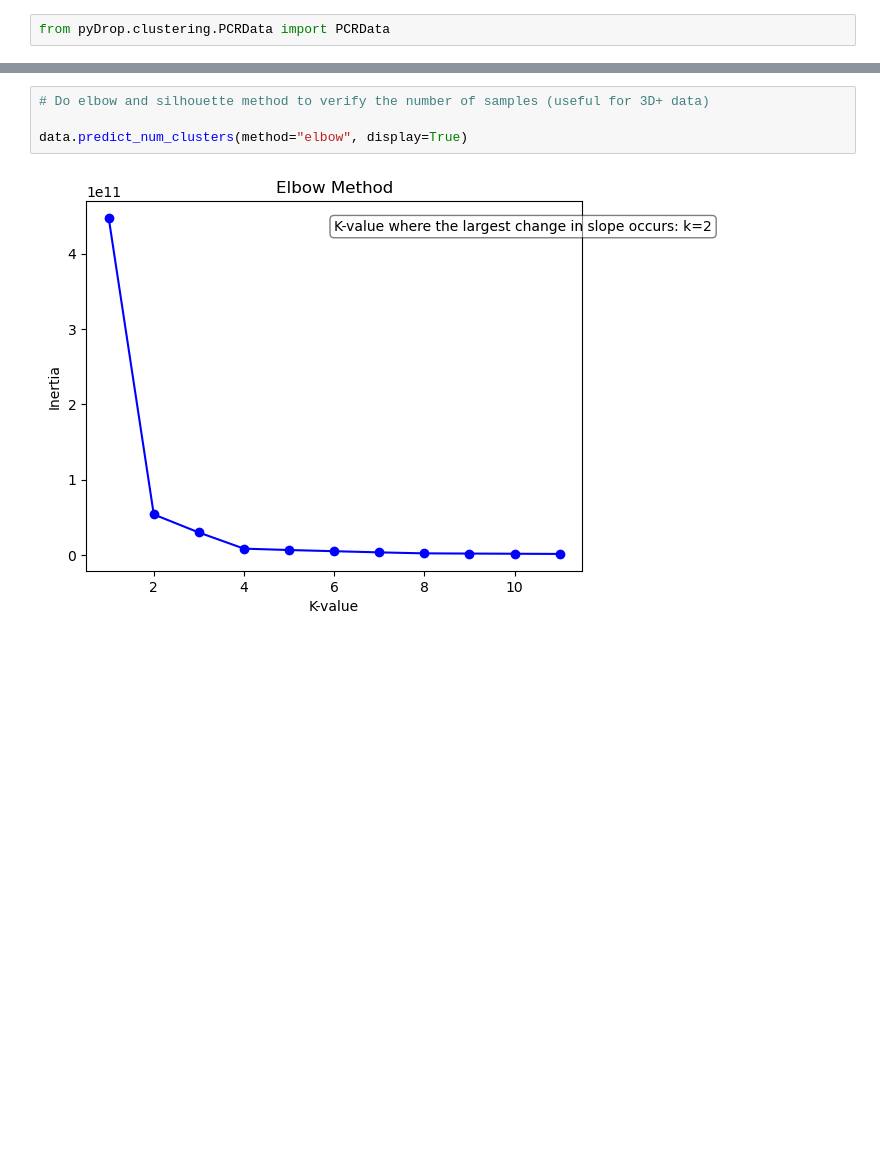
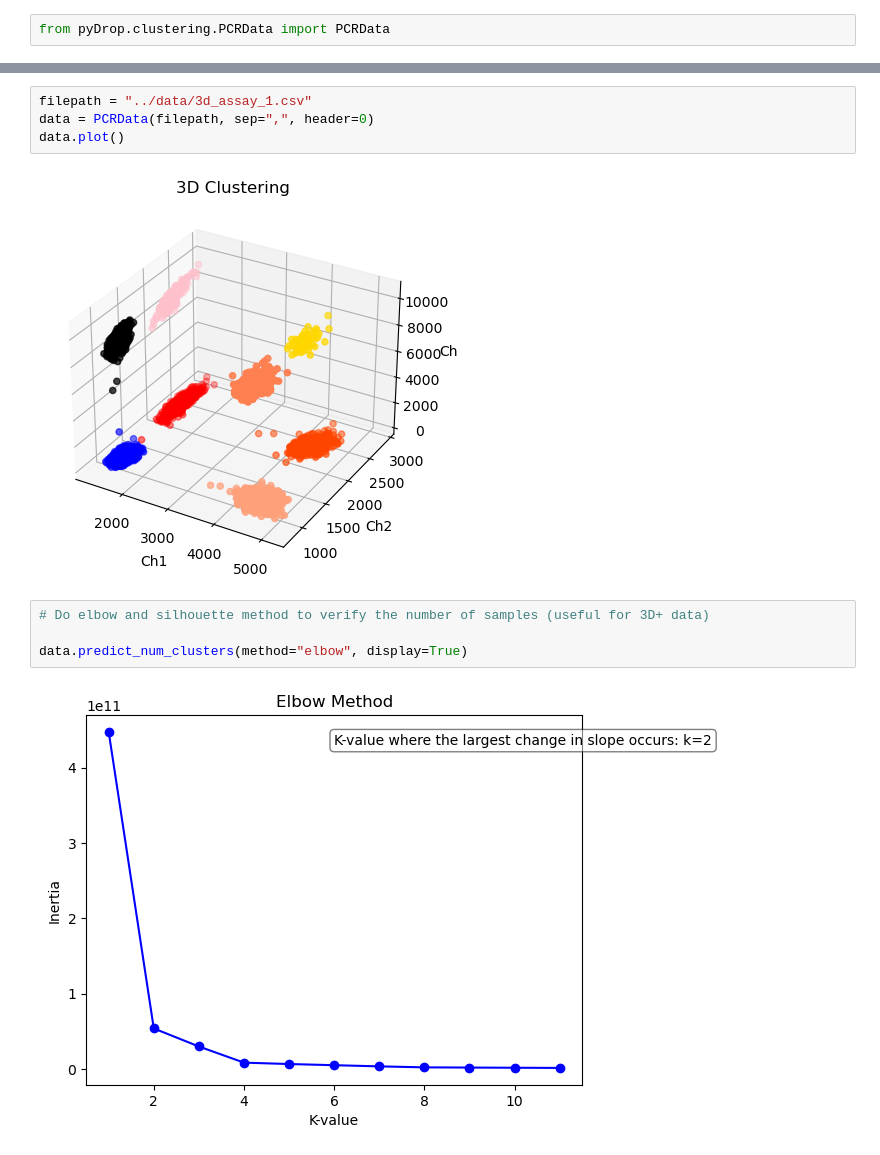
Before and after one commit to pyDrop/pyDrop, a Jupyter notebook: examples/data_loading.ipynb, the cells around one changed output, grey strips where cells are left out. Saved outputs shown, nothing was run; the diff lists cells and outputs as text; blank space fills up the shorter version.

```diff
--- a/examples/data_loading.ipynb
+++ b/examples/data_loading.ipynb
@@ -10,3 +10,9 @@ data.plot()
+# %%
+filepath = "../data/3d_assay_1.csv"
+data = PCRData(filepath, sep=",", header=0)
+data.plot()
+# %% [output]
+[figure, added]
 # %%
 # Do elbow and silhouette method to verify the number of samples (useful for 3D+ data)
 
```
Also changed, not shown: parts of 1 cell of this notebook, 2 other files.
